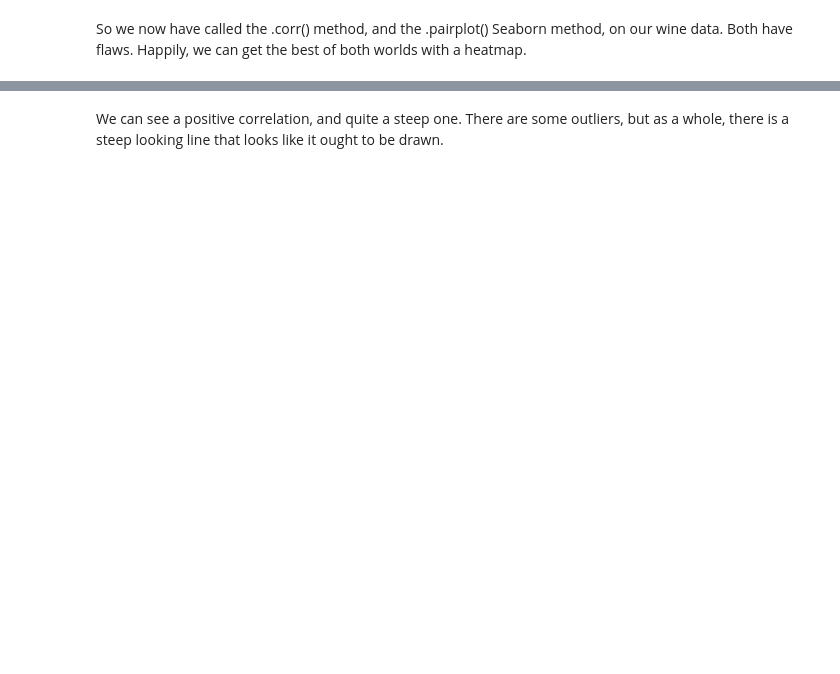
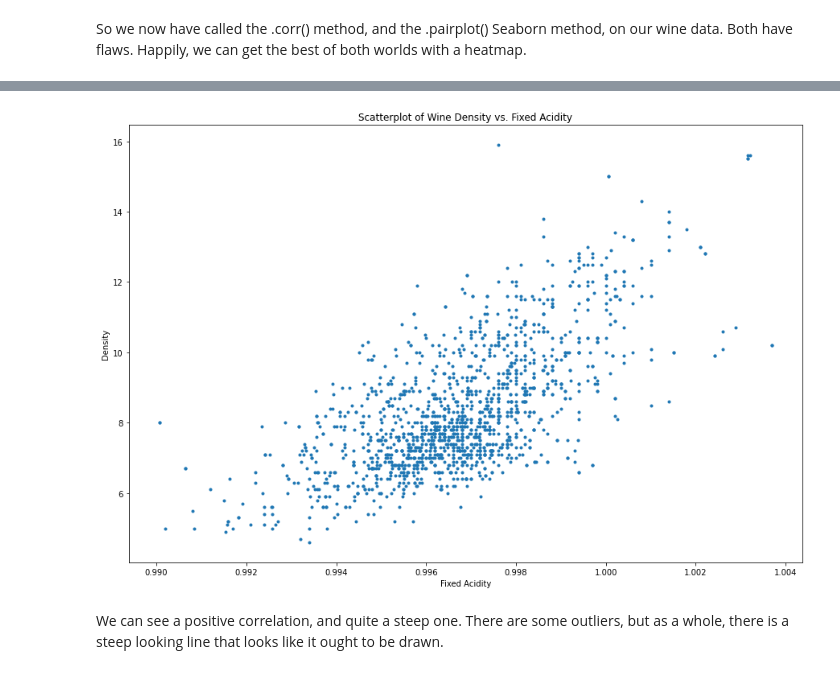
Before and after one commit to dj-m/StatisticalModeling, a Jupyter notebook: notebooks/RedWineDataset.ipynb, the cells around one changed output, grey strips where cells are left out. Saved outputs shown, nothing was run; the diff lists cells and outputs as text; code cells hidden in the pictures; blank space fills up the shorter version.

```diff
--- a/notebooks/RedWineDataset.ipynb
+++ b/notebooks/RedWineDataset.ipynb
@@ -251,3 +270,12 @@ _ _ _
+# %%
+# Plot density against alcohol
+_ = plt.figure(figsize = (15,10))
+_ = plt.title('Scatterplot of Wine Density vs. Fixed Acidity')
+_ = plt.xlabel('Fixed Acidity')
+_ = plt.ylabel('Density')
+_ = plt.scatter(df.density,df['fixed.acidity'],marker='.',linestyle='None')
+# %% [output]
+[figure, added]
 # %% [markdown]
 We can see a positive correlation, and quite a steep one. There are some outliers, but as a whole, there is a steep looking line that looks like it ought to be drawn.
 # %%
```
Also changed, not shown: parts of 6 cells of this notebook.
